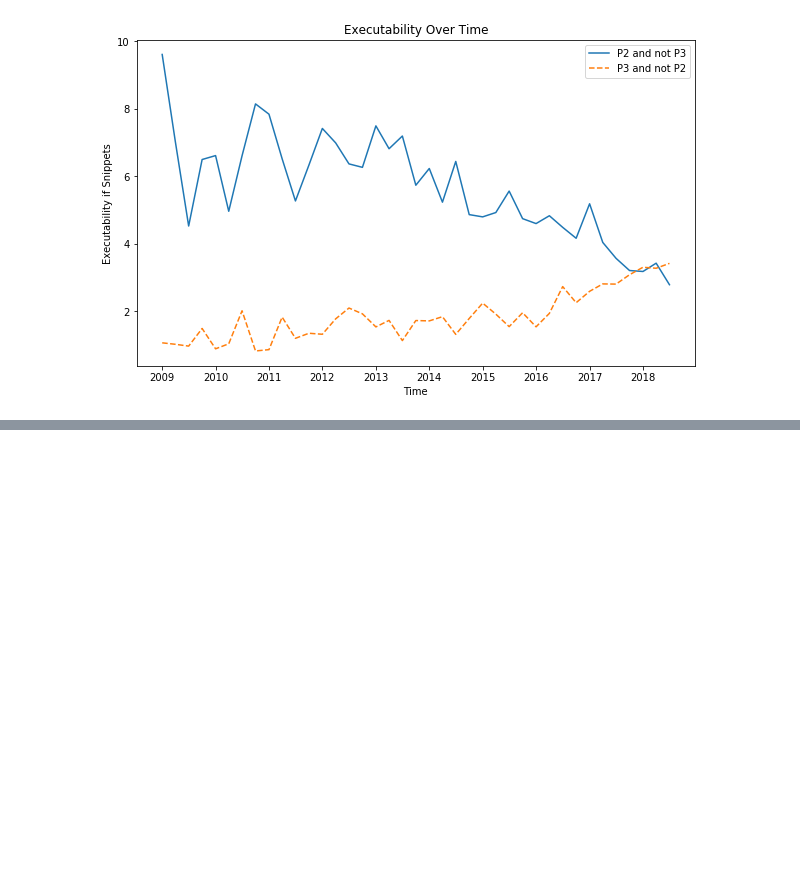
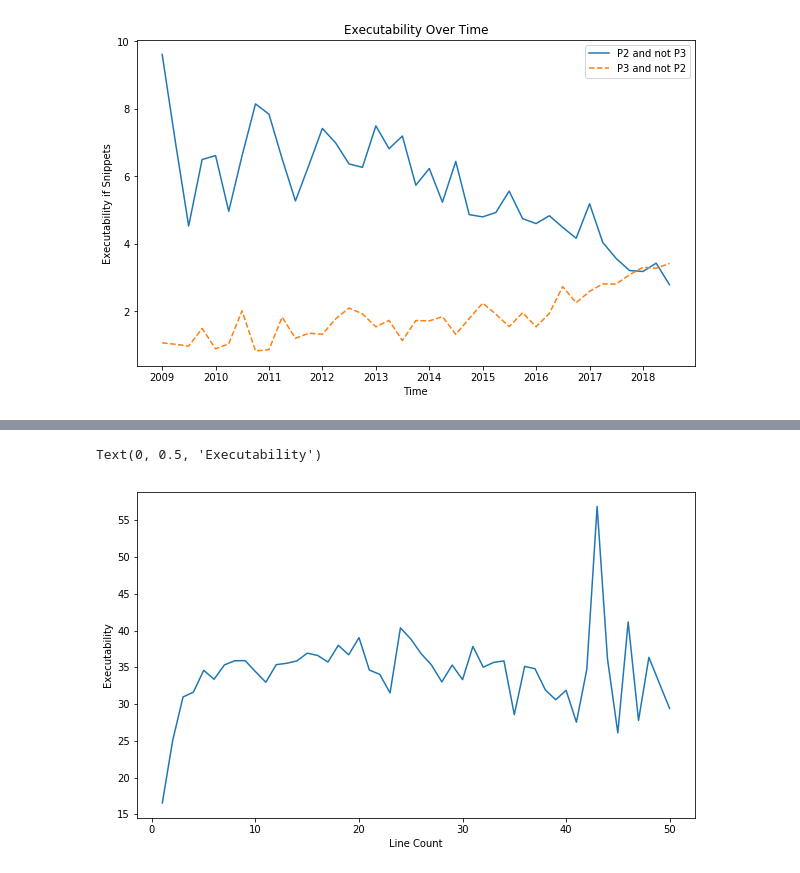
Before and after one commit to nimamahmoudi/msr2019-mining-challenge-webapp, a Jupyter notebook: data/stats2.ipynb, the cells around one changed output, grey strips where cells are left out. Cells and saved outputs as stored; diff of their text form; code cells hidden in the pictures; blank space fills up the shorter version.

```diff
--- a/data/stats2.ipynb
+++ b/data/stats2.ipynb
@@ -408,0 +441,8 @@ Text(0, 0.5, 'Executability if Snippets')
+# %%
+plt.figure(figsize=(10,6))
+plt.plot(line_vals, exs, '-', label='P2 or P3')
+plt.xlabel('Line Count')
+plt.ylabel('Executability')
+# %% [output]
+Text(0, 0.5, 'Executability')
+[figure, added]
```
Also changed, not shown: parts of 4 cells of this notebook.
